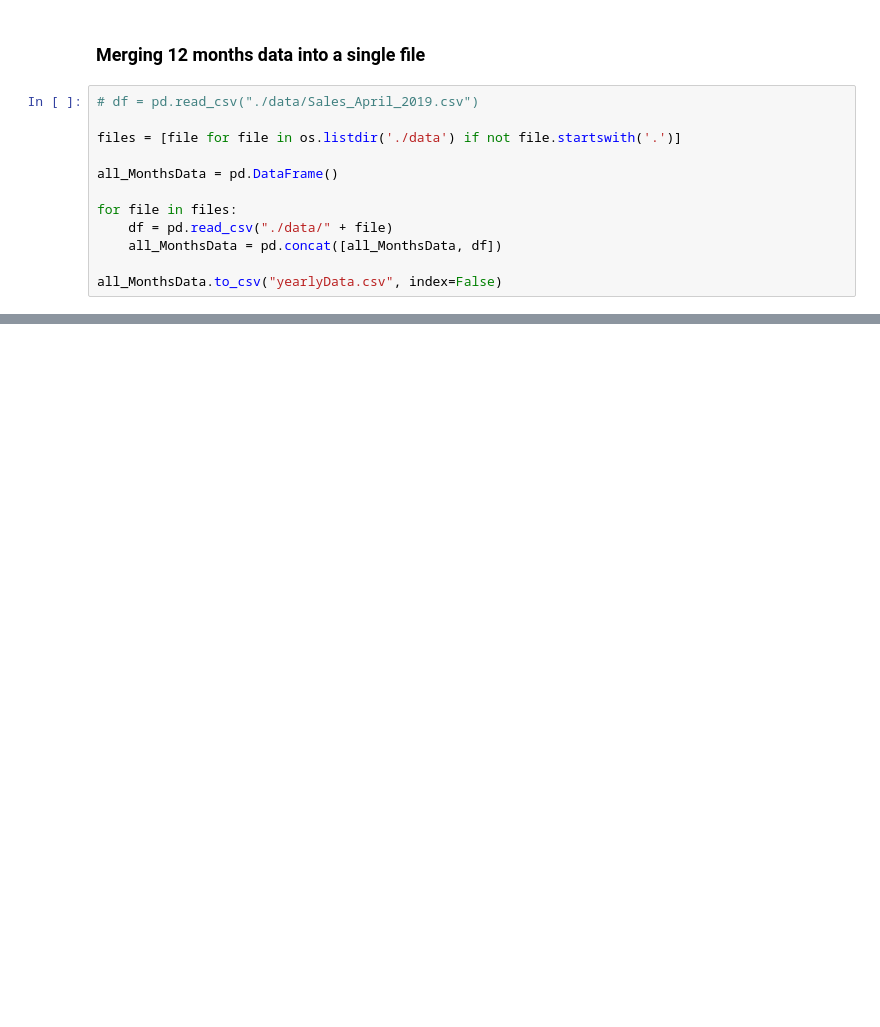
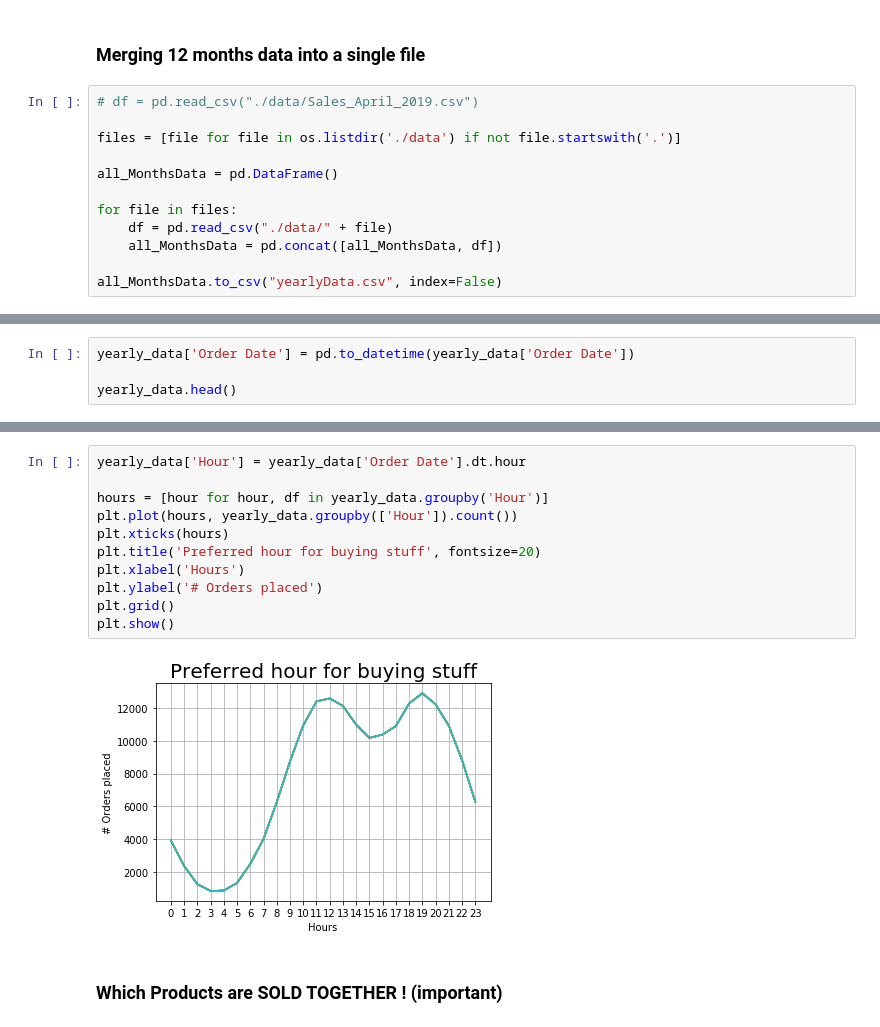
Before and after one commit to satyam9753/sales-data-analysis, a Jupyter notebook: main.ipynb, the cells around one changed output, grey strips where cells are left out. Drawn from its saved outputs; the diff is of its cells as text; blank space fills up the shorter version.

```diff
--- a/main.ipynb
+++ b/main.ipynb
@@ -39,0 +164,4 @@ df
+# %%
+yearly_data['Order Date'] = pd.to_datetime(yearly_data['Order Date'])
+
+yearly_data.head()
@@ -39,0 +175,15 @@ df
+# %%
+yearly_data['Hour'] = yearly_data['Order Date'].dt.hour
+
+hours = [hour for hour, df in yearly_data.groupby('Hour')]
+plt.plot(hours, yearly_data.groupby(['Hour']).count())
+plt.xticks(hours)
+plt.title('Preferred hour for buying stuff', fontsize=20)
+plt.xlabel('Hours')
+plt.ylabel('# Orders placed')
+plt.grid()
+plt.show()
+# %% [output]
+[figure, added]
+# %% [markdown]
+### Which Products are SOLD TOGETHER ! (important)
```
Also changed, not shown: parts of 27 cells of this notebook.
